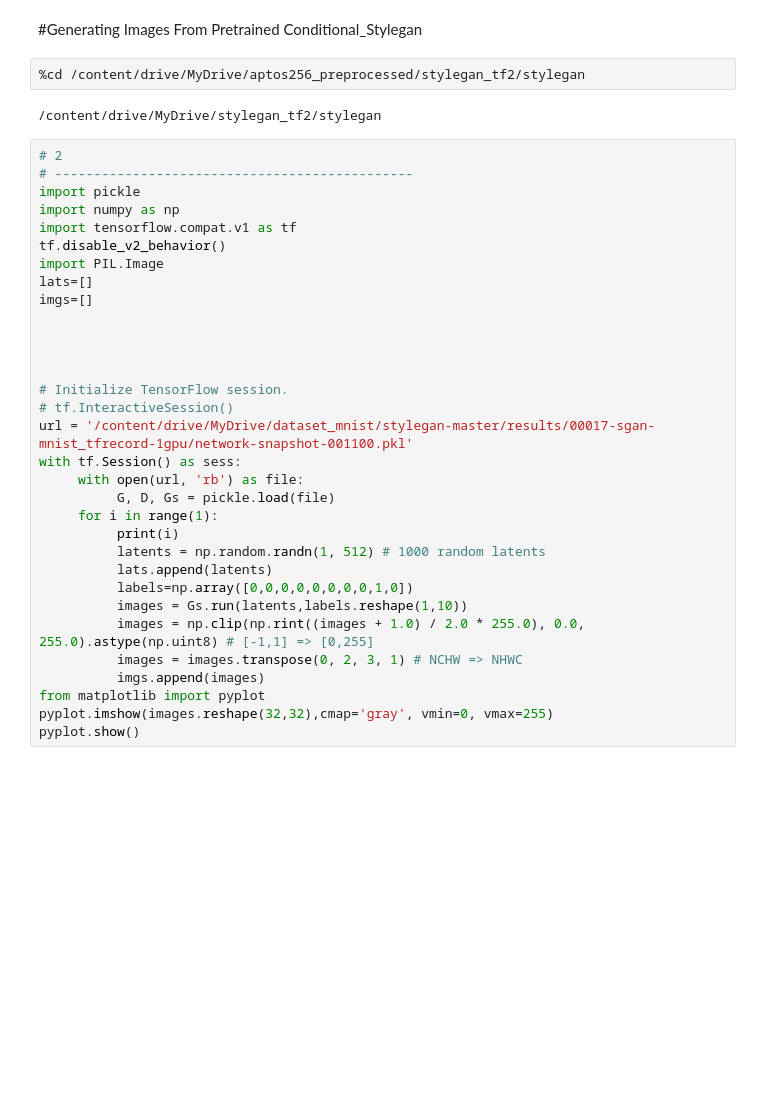
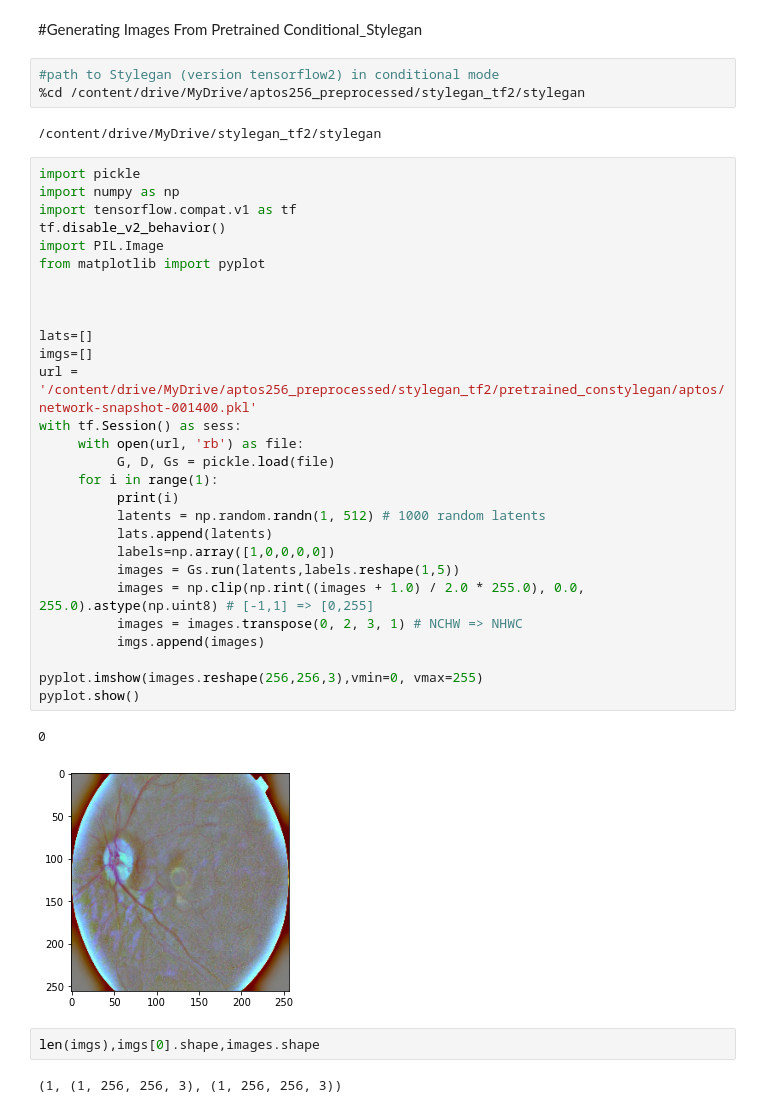
Before and after one commit to somayehpakdel/retinopathy_classification, a Jupyter notebook: generate_image_CondStylegan.ipynb, the cells around one changed output. Cells and saved outputs as stored; diff of their text form; blank space fills up the shorter version.

```diff
--- a/generate_image_CondStylegan.ipynb
+++ b/generate_image_CondStylegan.ipynb
@@ -1,38 +3,42 @@
 # %% [markdown]
 #Generating Images From Pretrained Conditional_Stylegan
 # %%
+#path to Stylegan (version tensorflow2) in conditional mode
 %cd /content/drive/MyDrive/aptos256_preprocessed/stylegan_tf2/stylegan
 # %% [output]
 /content/drive/MyDrive/stylegan_tf2/stylegan
 # %%
-# 2
-# ----------------------------------------------
 import pickle
 import numpy as np
 import tensorflow.compat.v1 as tf
 tf.disable_v2_behavior()
 import PIL.Image
-lats=[]
-imgs=[]
+from matplotlib import pyplot
 
 
 
-
-# Initialize TensorFlow session.
-# tf.InteractiveSession()
-url = '/content/drive/MyDrive/dataset_mnist/stylegan-master/results/00017-sgan-mnist_tfrecord-1gpu/network-snapshot-001100.pkl'
+lats=[]
+imgs=[]
+url = '/content/drive/MyDrive/aptos256_preprocessed/stylegan_tf2/pretrained_constylegan/aptos/network-snapshot-001400.pkl'
 with tf.Session() as sess:
      with open(url, 'rb') as file:
           G, D, Gs = pickle.load(file)
      for i in range(1):
           print(i)
           latents = np.random.randn(1, 512) # 1000 random latents
           lats.append(latents)
-          labels=np.array([0,0,0,0,0,0,0,0,1,0])
-          images = Gs.run(latents,labels.reshape(1,10))
+          labels=np.array([1,0,0,0,0])
+          images = Gs.run(latents,labels.reshape(1,5))
           images = np.clip(np.rint((images + 1.0) / 2.0 * 255.0), 0.0, 255.0).astype(np.uint8) # [-1,1] => [0,255]
           images = images.transpose(0, 2, 3, 1) # NCHW => NHWC
           imgs.append(images)
-from matplotlib import pyplot
-pyplot.imshow(images.reshape(32,32),cmap='gray', vmin=0, vmax=255)
+
+pyplot.imshow(images.reshape(256,256,3),vmin=0, vmax=255)
 pyplot.show()
+# %% [output]
+0
+[figure, added]
+# %%
+len(imgs),imgs[0].shape,images.shape
+# %% [output]
+(1, (1, 256, 256, 3), (1, 256, 256, 3))
```
Also changed, not shown: parts of 1 cell of this notebook.
